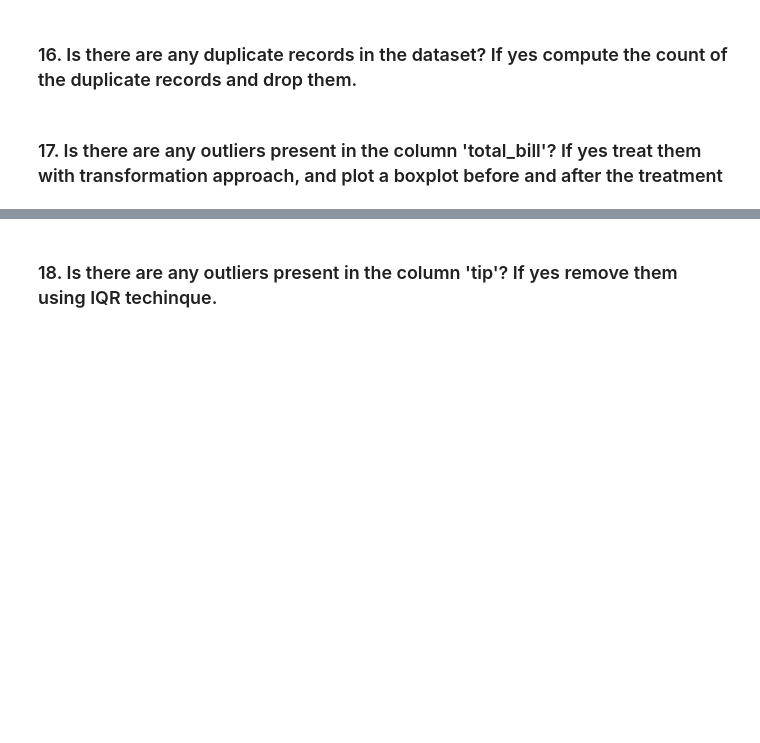
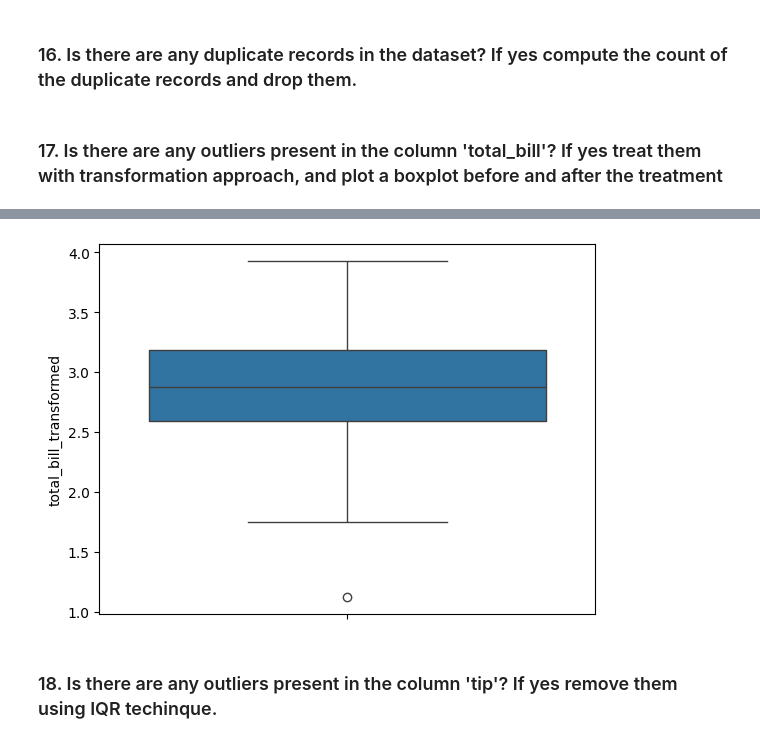
Before and after one commit to avadhut98/AvadhutPatil_Lab2_PythonforDS, a Jupyter notebook: Lab 2 - Problem Statement (Python for DS).ipynb, the cells around one changed output, grey strips where cells are left out. Cells and saved outputs as stored; diff of their text form; code cells hidden in the pictures; blank space fills up the shorter version.

```diff
--- a/Lab 2 - Problem Statement (Python for DS).ipynb
+++ b/Lab 2 - Problem Statement (Python for DS).ipynb
@@ -210,2 +232,11 @@ df.groupby('size')['total_bill'].mean().plot(kind='bar')
+# %%
+# Treating outliers by using Log Transformation
+df['total_bill_transformed'] = np.log(df['total_bill'])
+
+# Boxplot After the tranformation method
+sns.boxplot(df['total_bill_transformed'])
+plt.show()
+# %% [output]
+[figure, added]
 # %% [markdown]
 ### 18. Is there are any outliers present in the column 'tip'? If yes remove them using IQR techinque.
```
Also changed, not shown: parts of 22 cells of this notebook.
